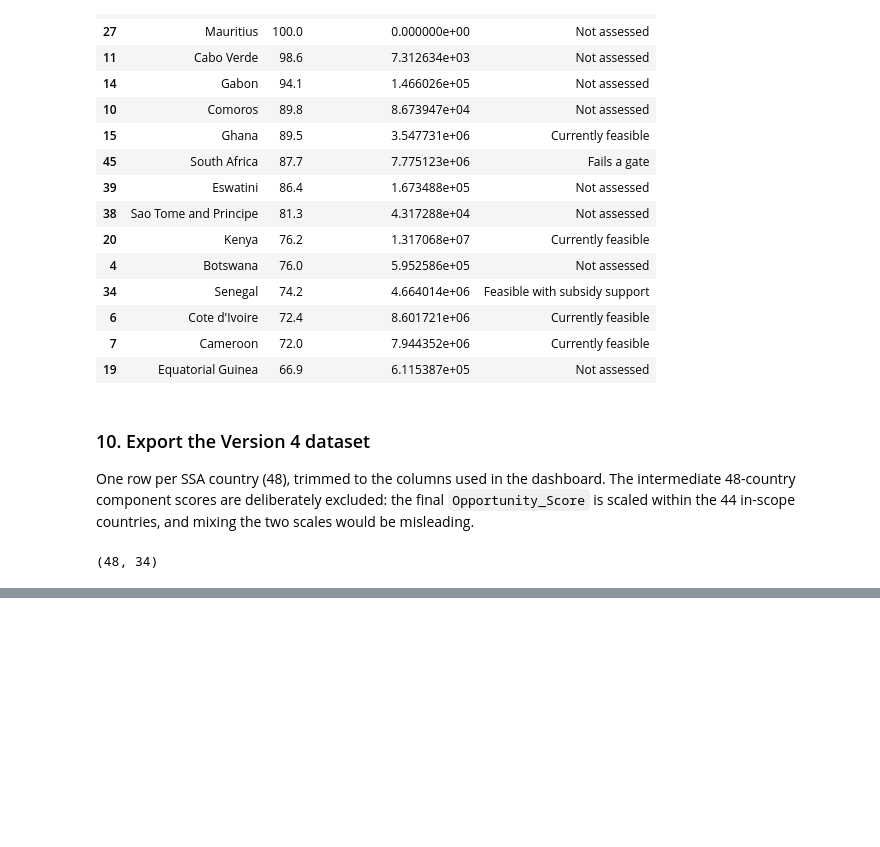
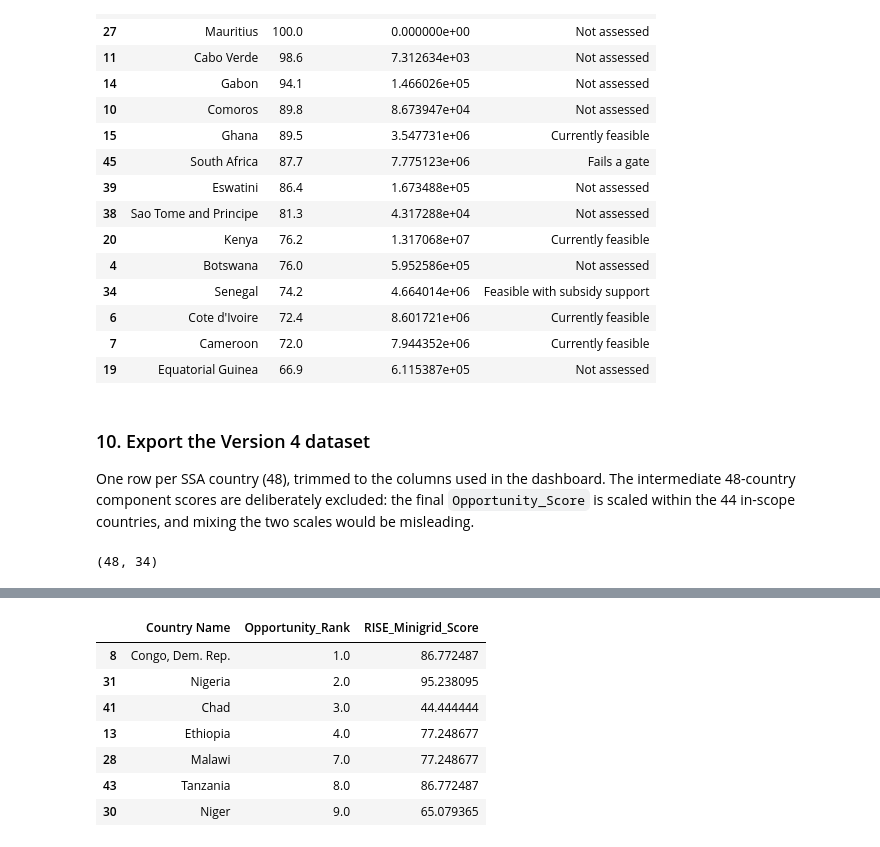
Before and after one commit to meezhay/energy-market-intelligence, a Jupyter notebook: notebooks/04_market_readiness.ipynb, the cells around one changed output, grey strips where cells are left out. Saved outputs shown, nothing was run; the diff lists cells and outputs as text; code cells hidden in the pictures; blank space fills up the shorter version.

```diff
--- a/notebooks/04_market_readiness.ipynb
+++ b/notebooks/04_market_readiness.ipynb
@@ -541,0 +585,15 @@ v4_export.shape
+# %%
+# Slide 11: shortlist = top 10 opportunity AND currently feasible
+v4_export.loc[
+    (v4_export["Opportunity_Rank"] <= 10) & (v4_export["Feasibility"] == "Currently feasible"),
+    ["Country Name", "Opportunity_Rank", "RISE_Minigrid_Score"],
+].sort_values("Opportunity_Rank")
+# %% [output]
+|  | Country Name | Opportunity_Rank | RISE_Minigrid_Score |
+| 8 | Congo, Dem. Rep. | 1.0 | 86.772487 |
+| 31 | Nigeria | 2.0 | 95.238095 |
+| 41 | Chad | 3.0 | 44.444444 |
+| 13 | Ethiopia | 4.0 | 77.248677 |
+| 28 | Malawi | 7.0 | 77.248677 |
+| 43 | Tanzania | 8.0 | 86.772487 |
+| 30 | Niger | 9.0 | 65.079365 |
```
Also changed, not shown: parts of 4 cells of this notebook, 3 other files.
